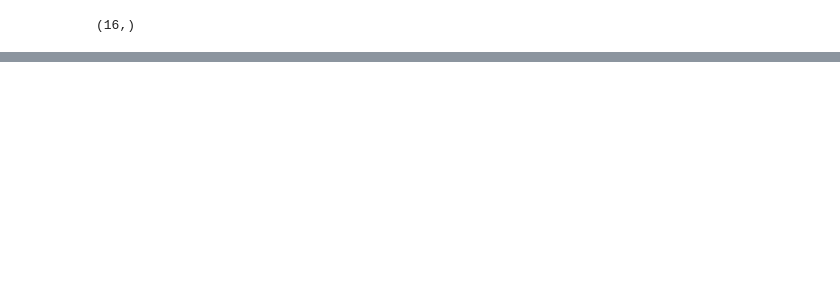
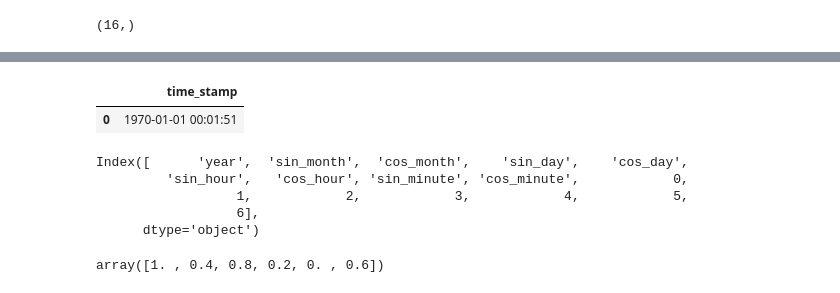
Before and after one commit to LeonNeubeck/Upvote_Model, a Jupyter notebook: notebooks/timestamp-classification-model.ipynb, the cells around one changed output, grey strips where cells are left out. Cells and saved outputs as stored; diff of their text form; code cells hidden in the pictures; blank space fills up the shorter version.

```diff
--- a/notebooks/timestamp-classification-model.ipynb
+++ b/notebooks/timestamp-classification-model.ipynb
@@ -391,0 +395,18 @@ print(classification_report(y_test,y_pred_binary))
+# %%
+df_test['time_stamp'] = pd.to_datetime(df_test['time_stamp'], unit='s')
+df_test
+# %% [output]
+|  | time_stamp |
+| 0 | 1970-01-01 00:01:51 |
+# %%
+X_train.columns
+# %% [output]
+Index([      'year',  'sin_month',  'cos_month',    'sin_day',    'cos_day',
+         'sin_hour',   'cos_hour', 'sin_minute', 'cos_minute',            0,
+                  1,            2,            3,            4,            5,
+                  6],
+      dtype='object')
+# %%
+X_train['year'].unique()
+# %% [output]
+array([1. , 0.4, 0.8, 0.2, 0. , 0.6])
```
Also changed, not shown: parts of 12 cells of this notebook, 4 other files.
